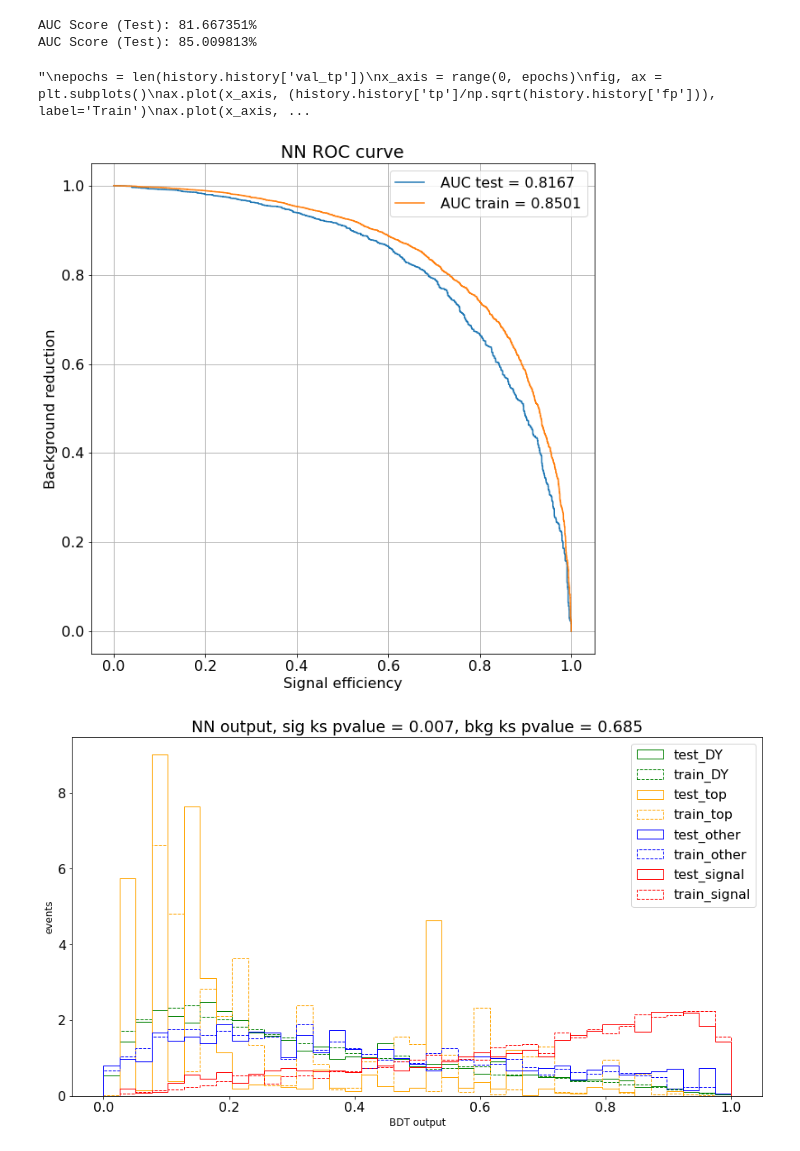
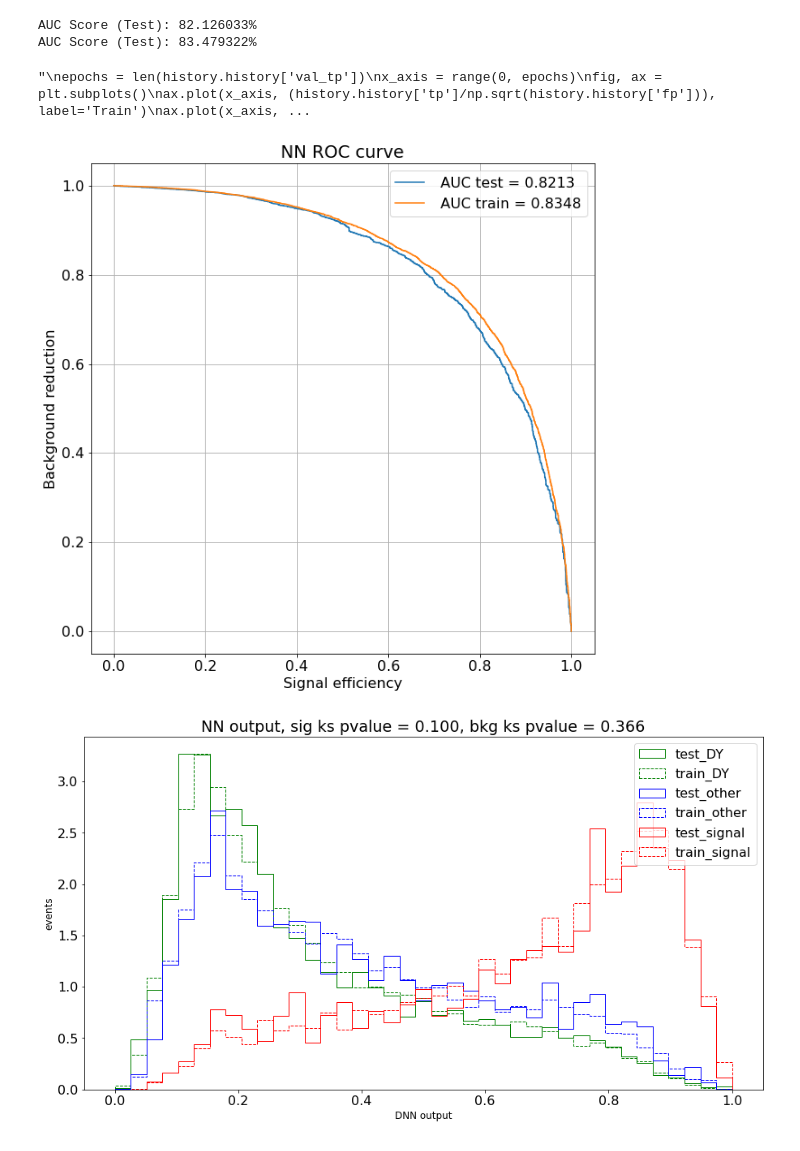
Before and after one commit to mpresill/VBS_ZV, a Jupyter notebook: MVA/DNN_training.ipynb, the cells around one changed output. Drawn from its saved outputs; the diff is of its cells as text; code cells hidden in the pictures.

```diff
--- a/MVA/DNN_training.ipynb
+++ b/MVA/DNN_training.ipynb
@@ -48,13 +92,13 @@ elif cut == 'Resolved_SR':
 input_list= features
 inputs= [cut+'_'+i for i in input_list]
 # %%
-X,y, variables_list=prep_data(year, cut, vers, base_dir) #
+X,y, variables_list=prep_data_multi(years, name,  cut, vers, base_dir) #
 
 xlims=[(0,200),(0,150),(-3,3),(-3,3),(0,150),(0,5),(0,10),(0,900),(-5,5),(0,200),(0,1),(-1.5,1.5),(-1.5,1.5),(-1,1),
        (0,200),(0,200),(-5,5),(-5,5),
            (0,200),(0,100),(-5,5),(-5,5),(0,3000),(0,10),(0,4),(0,150)]
 
-#plot_distrib(variables_list, xlims,base_dir, year, cut)
+#plot_distrib(variables_list, xlims,base_dir, name, cut)
 print('NUmber of events: {}, signal : {}, bkg: {}'.format(len(y),len(y[y['signal']==1]),len(y[y['signal']==0])))
 print('SOW: {}, signal : {}, bkg: {}'.format(sum(y['weight_']),sum(y['weight_'][y['signal']==1]),sum(y['weight_'][y['signal']==0])))
 # %% [output]
@@ -95,10 +151,10 @@ See the caveats in the documentation: https://pandas.pydata.org/pandas-docs/stab
 # %%
-
+year=name
 
 
 X= pd.DataFrame(np.load(data_dir+'\\X_{}_{}{}.npy'.format(year,cut,vers), allow_pickle=True), columns=variables_list)
 X=X[inputs]
-y= pd.DataFrame(np.load(data_dir+'\\y_{}_{}{}.npy'.format(year,cut,vers), allow_pickle=True), columns= ['signal','sample','group','weight_', 'w'])
+y= pd.DataFrame(np.load(data_dir+'\\y_{}_{}{}.npy'.format(year,cut,vers), allow_pickle=True), columns= ['year', 'signal','sample','group','weight_', 'w'])
 
 from sklearn.model_selection import train_test_split
 X_train, X_test, y_train, y_test = train_test_split(X,y,test_size=.2, random_state=42)
@@ -109,20 +165,20 @@ tf.set_random_seed(1)
 sess = tf.Session(graph=tf.get_default_graph(), config=session_conf)
 k.tensorflow_backend.set_session(sess)
 
-early_stop=10  #number of epochs without gain before stoping
+early_stop = 5  #number of epochs without gain before stoping
 predictions_NN={}
 target={}
 
 
 #setting params
-lr=0.0005 #to optimize
+lr=0.0003 #to optimize
 tfunc='relu'
-dp=0.2 #to optimize
+dp=0.5 #to optimize
 loss='binary_crossentropy'
-sl1,sl2,sl3,sl4,sl5=180,0,0,0,0 # size of layers in nb of neurons #to optimize
+sl1,sl2,sl3,sl4,sl5=80,80,0,0,0 # size of layers in nb of neurons #to optimize
 l1=0
-l2=0.001
-epochs=80
+l2=0.05
+epochs=200
 batchsize=256
 # %%
 def build_dnn(base_dir, lr, l1, l2, dropout, sl1, sl2, sl3, sl4, sl5):
@@ -172,7 +228,7 @@ def build_dnn(base_dir, lr, l1, l2, dropout, sl1, sl2, sl3, sl4, sl5):
     #tp= tf.keras.metrics.TruePositives(thresholds =SoB_thr, name= 'tp')
     #fp= tf.keras.metrics.FalsePositives(thresholds =SoB_thr, name= 'fp')
     auc=tf.keras.metrics.AUC()
-    DNN.compile(loss=loss,optimizer=opt, metrics=[ auc] ) #, metrics=[ auc]'auc [ auc, tp, fp] carefull: if metric, cannot be dumped
+    DNN.compile(loss=loss,optimizer=opt ) #, metrics=[ auc]'auc [ auc, tp, fp] carefull: if metric, cannot be dumped
 
     return DNN, NN_name
 # %%
@@ -254,15 +310,15 @@ plt.savefig(res_dir+'\\{}{}_{}_NNROC.png'.format(year,vers,cut))
 
 #plot NN ouput by sample
 plt.figure(figsize=(15,8))
-groups=['DY','top','other','signal']
-color=['green', 'orange','blue','red']
+groups=['DY','other','signal']
+color=['green','blue','red']
 x=[]
 nbins=40
 for i,group in enumerate(groups):
     plt.hist(predictions_NN[y_test['group']==group],bins=np.linspace(0,1,nbins), label='test_'+group, density=True, histtype='step', color=color[i], weights= y_test['weight_'][y_test['group']==group])
     plt.hist(predictions_NN_train[y_train['group']==group],bins=np.linspace(0,1,nbins), label='train_'+group, density=True, histtype='step', color=color[i], linestyle='dashed',weights= y_train['weight_'][y_train['group']==group])
 
-plt.xlabel('BDT output',fontsize=12)
+plt.xlabel('DNN output',fontsize=12)
 plt.ylabel('events',fontsize=12)
 plt.title('NN output, sig ks pvalue = {:.3f}, bkg ks pvalue = {:.3f}'.format(ks_test_sig[1], ks_test_bkg[1]))
 plt.legend()
@@ -280,36 +336,36 @@ plt.legend()
 plt.ylabel('loss')
 plt.xlabel('epoch')
 plt.draw()
 plt.savefig(res_dir+'\\{}{}_{}_NNloss.png'.format(year,vers,cut))
-
+"""
 plt.figure(figsize=(12,7))
 epochs = len(history.history['val_auc'])
 x_axis = range(0, epochs)
 #fig, ax = plt.subplots()
 plt.plot(x_axis, history.history['auc'], label='Train')
 plt.plot(x_axis, history.history['val_auc'], label='Test')
 plt.legend()
 plt.ylabel('auc')
 plt.xlabel('epoch')
 plt.draw()
 plt.savefig(res_dir+'\\{}{}_{}_NNauc.png'.format(year,vers,cut))
-
+"""
 #plot SoB
 """
 epochs = len(history.history['val_tp'])
 x_axis = range(0, epochs)
 fig, ax = plt.subplots()
 ax.plot(x_axis, (history.history['tp']/np.sqrt(history.history['fp'])), label='Train')
 ax.plot(x_axis, (history.history['val_tp']/np.sqrt(history.history['val_fp'])), label='Test')
 ax.legend()
 plt.ylabel('SoB')
 plt.xlabel('epoch')
 plt.draw()
 plt.savefig(res_dir+'\\{}{}_{}_NNSoB.png'.format(year,vers,cut))
 """
 # %% [output]
-AUC Score (Test): 81.667351%
-AUC Score (Test): 85.009813%
+AUC Score (Test): 82.126033%
+AUC Score (Test): 83.479322%
 "\nepochs = len(history.history['val_tp'])\nx_axis = range(0, epochs)\nfig, ax = plt.subplots()\nax.plot(x_axis, (history.history['tp']/np.sqrt(history.history['fp'])), label='Train')\nax.plot(x_axis, ...
-[figure, old version]
+[figure, new version]
-[figure, old version]
+[figure, new version]
```
Also changed, not shown: parts of 16 cells of this notebook, 3 other files.
